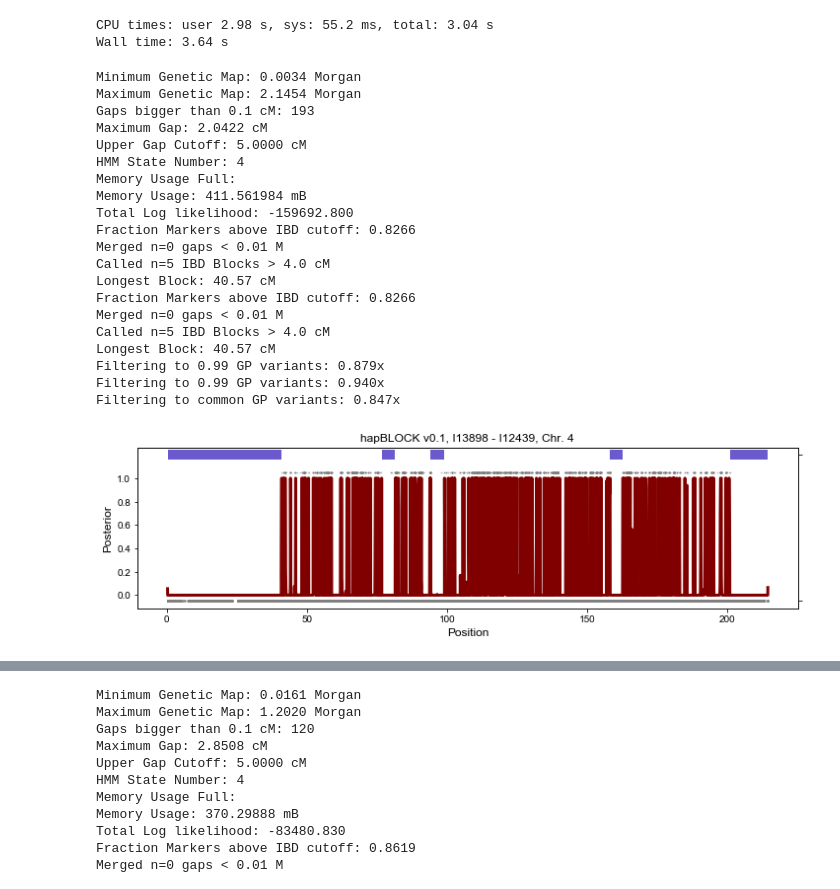
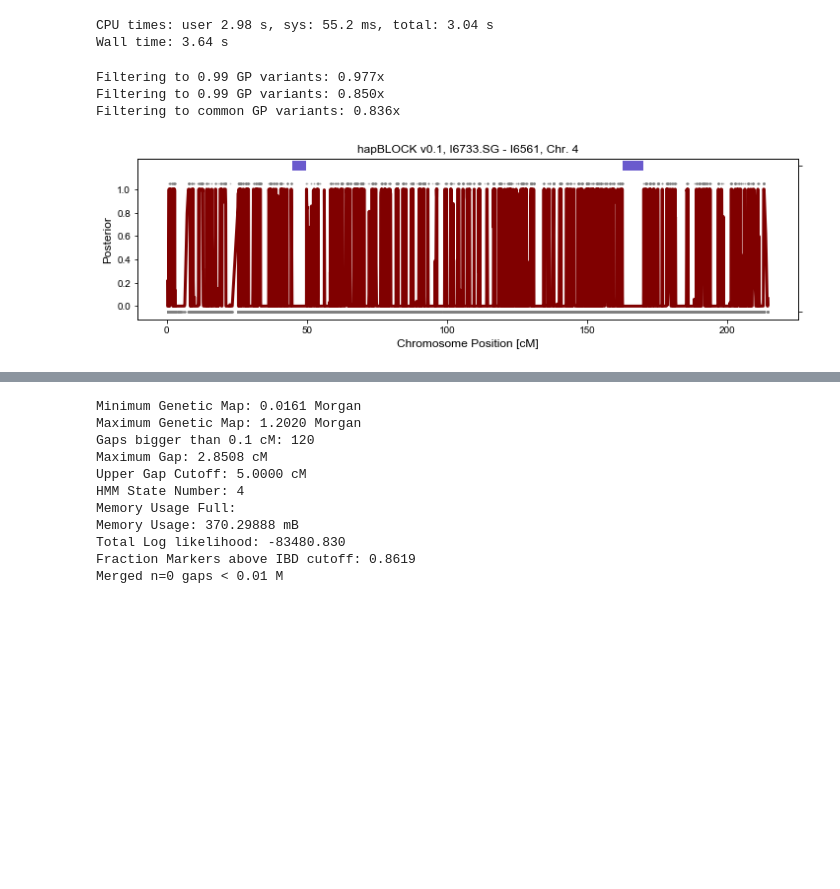
Before and after one commit to hringbauer/ancIBD, a Jupyter notebook: notebook/detect_snp_rel/ibd_analysis/run_pair_IBD.ipynb, the cells around one changed output, grey strips where cells are left out. Drawn from its saved outputs; the diff is of its cells as text; code cells hidden in the pictures; blank space fills up the shorter version.

```diff
--- a/notebook/detect_snp_rel/ibd_analysis/run_pair_IBD.ipynb
+++ b/notebook/detect_snp_rel/ibd_analysis/run_pair_IBD.ipynb
@@ -36,7 +36,7 @@ HSM O2 Computational partition detected.
 def run_plot_pair(folder_in="./data/hdf5/1240k_v43/ch", iids = ["", ""], ch=2,
                   folder_out="", plot=False, savepath="", output=False,
                   ibd_in=1, ibd_out=1, ibd_jump=500, min_cm=2,
-                  title="", c="gray", c_hw="maroon",
+                  title="", c="gray", c_hw="maroon", ms=1,
                   ):
     """Run and plot IBD for pair of Individuals.
     folder_out: Where to save the hapBLOCK output to
@@ -64,9 +64,9 @@ def run_plot_pair(folder_in="./data/hdf5/1240k_v43/ch", iids = ["", ""], ch=2,
         o_homos, m = get_opp_homos_f(iid1=iids[0], iid2=iids[1],
                                      f_path=folder_in, ch=ch)
 
-        plot_posterior(post=post, morgan=r_vec, min_cm=min_cm,
+        plot_posterior(post=post, morgan=r_vec, min_cm=min_cm, ms=ms,
                        df_ibd=df_ibd, het=o_homos, het_m=m, fs_l=12,
-                       title=title, show=True, savepath=savepath)
+                       title=title, show=True, savepath=savepath, xlabel="Chromosome Position [cM]")
 
     # Legacy to plot the 5 state HMM
     #if plot_5state:
@@ -533,30 +520,14 @@ CPU times: user 2.98 s, sys: 55.2 ms, total: 3.04 s
 Wall time: 3.64 s
 # %%
 %%time
-iid1 ="I13898"
-iid2 = "I12439"
+iid1 ="I6733.SG"
+iid2 = "I6561"
+
 ch=4
 run_plot_pair(iids=[iid1, iid2],
-                    ibd_out=1, ibd_in=1, ch=ch)  ### The two different sides
+                    ibd_out=1, ibd_in=1, ch=ch, plot=True)  ### The two different sides
 # %% [output]
-Minimum Genetic Map: 0.0034 Morgan
-Maximum Genetic Map: 2.1454 Morgan
-Gaps bigger than 0.1 cM: 193
-Maximum Gap: 2.0422 cM
-Upper Gap Cutoff: 5.0000 cM
-HMM State Number: 4
-Memory Usage Full:
-Memory Usage: 411.561984 mB
-Total Log likelihood: -159692.800
-Fraction Markers above IBD cutoff: 0.8266
-Merged n=0 gaps < 0.01 M
-Called n=5 IBD Blocks > 4.0 cM
-Longest Block: 40.57 cM
-Fraction Markers above IBD cutoff: 0.8266
-Merged n=0 gaps < 0.01 M
-Called n=5 IBD Blocks > 4.0 cM
-Longest Block: 40.57 cM
-Filtering to 0.99 GP variants: 0.879x
-Filtering to 0.99 GP variants: 0.940x
-Filtering to common GP variants: 0.847x
+Filtering to 0.99 GP variants: 0.977x
+Filtering to 0.99 GP variants: 0.850x
+Filtering to common GP variants: 0.836x
-[figure, old version]
+[figure, new version]
```
Also changed, not shown: parts of 27 cells of this notebook, 21 other files.
